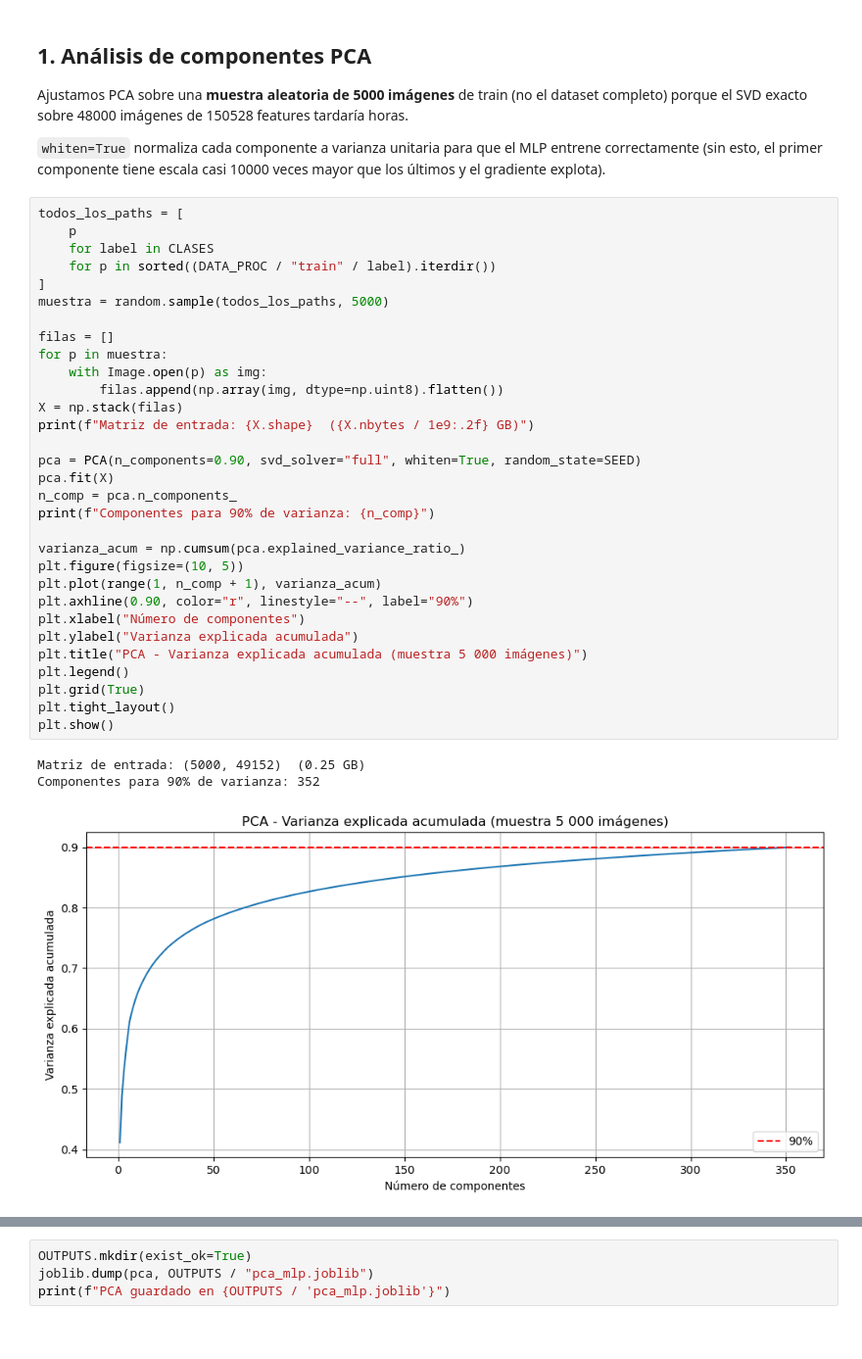
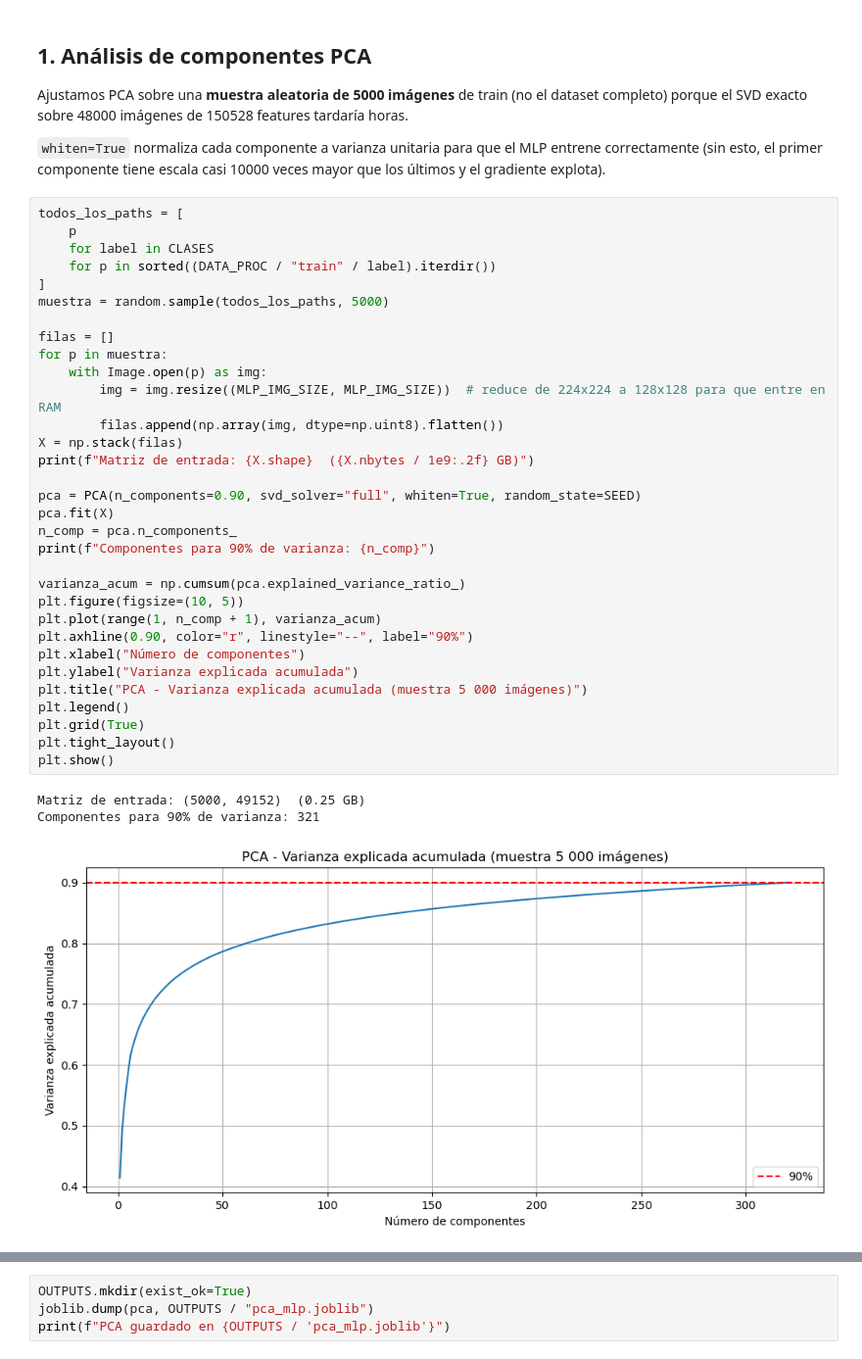
Before and after one commit to lcaminoa/ai-image-detection, a Jupyter notebook: notebooks/02_MLP.ipynb, the cells around one changed output, grey strips where cells are left out. Shown at 98% size. Drawn from its saved outputs; the diff is of its cells as text.

```diff
--- a/notebooks/02_MLP.ipynb
+++ b/notebooks/02_MLP.ipynb
@@ -43,35 +43,36 @@ todos_los_paths = [
     for label in CLASES
     for p in sorted((DATA_PROC / "train" / label).iterdir())
 ]
 muestra = random.sample(todos_los_paths, 5000)
 
 filas = []
 for p in muestra:
     with Image.open(p) as img:
+        img = img.resize((MLP_IMG_SIZE, MLP_IMG_SIZE))  # reduce de 224x224 a 128x128 para que entre en RAM
         filas.append(np.array(img, dtype=np.uint8).flatten())
 X = np.stack(filas)
 print(f"Matriz de entrada: {X.shape}  ({X.nbytes / 1e9:.2f} GB)")
 
 pca = PCA(n_components=0.90, svd_solver="full", whiten=True, random_state=SEED)
 pca.fit(X)
 n_comp = pca.n_components_
 print(f"Componentes para 90% de varianza: {n_comp}")
 
 varianza_acum = np.cumsum(pca.explained_variance_ratio_)
 plt.figure(figsize=(10, 5))
 plt.plot(range(1, n_comp + 1), varianza_acum)
 plt.axhline(0.90, color="r", linestyle="--", label="90%")
 plt.xlabel("Número de componentes")
 plt.ylabel("Varianza explicada acumulada")
 plt.title("PCA - Varianza explicada acumulada (muestra 5 000 imágenes)")
 plt.legend()
 plt.grid(True)
 plt.tight_layout()
 plt.show()
 # %% [output]
 Matriz de entrada: (5000, 49152)  (0.25 GB)
-Componentes para 90% de varianza: 352
+Componentes para 90% de varianza: 321
-[figure, old version]
+[figure, new version]
 # %% [markdown]
 ## 2. Guardar el objeto PCA
 
```
Also changed, not shown: parts of 6 cells of this notebook, 9 other files.
